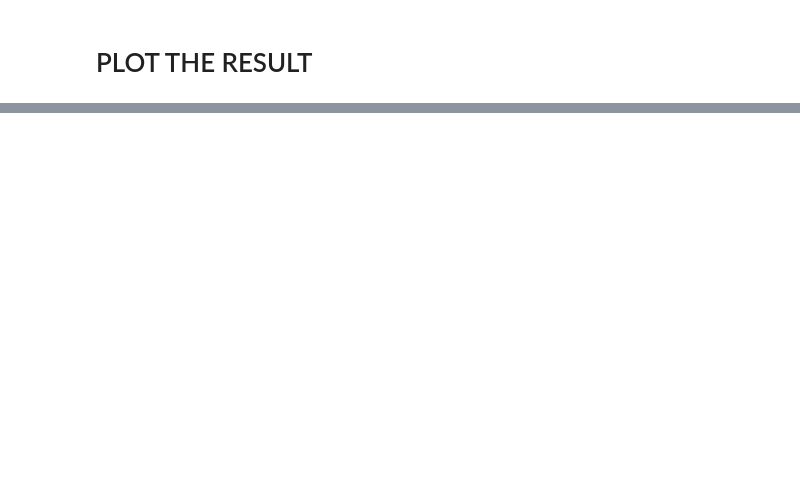
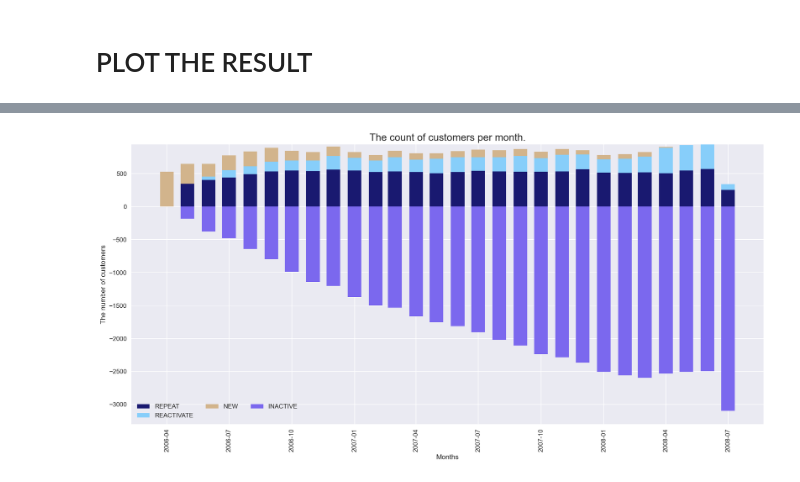
Before and after one commit to HikariJadeEmpire/AdvancedAnalytics-MADT8101, a Jupyter notebook: Week04_ChurnScoring/myChurnPrediction.ipynb, the cells around one changed output, grey strips where cells are left out. Drawn from its saved outputs; the diff is of its cells as text; code cells hidden in the pictures; blank space fills up the shorter version.

```diff
--- a/Week04_ChurnScoring/myChurnPrediction.ipynb
+++ b/Week04_ChurnScoring/myChurnPrediction.ipynb
@@ -300,0 +304,4 @@ newdf
+# %%
+plot_df = newdf.pivot_table(index='order_month', columns='period_number', values='CUST_CODE', aggfunc=lambda x: len(x.unique()) )
+
+plot_df
@@ -300,0 +380,40 @@ newdf
+# %%
+plt.style.use('seaborn-v0_8')
+plt.figure(figsize=(18,8),dpi=150)
+
+ax = plt.gca()
+
+# Plot
+bottoms = pd.Series( [0] * plot_df.shape[0] )
+bottoms = 0
+
+g_ = ['REPEAT','REACTIVATE','NEW']
+c_ = ['#191970','#87CEFA','#D2B48C']
+
+for num,stat_name in enumerate(g_):
+  plt.bar( x=plot_df.index,
+           height=plot_df[stat_name],
+           width=20, color = c_[num],
+           bottom=bottoms,
+           label=stat_name )
+
+  bottoms += plot_df[stat_name].fillna(0)
+
+ax.bar(x=secdf['shop_month'],
+      height=secdf['churn_count'],
+      width=20, color = '#7B68EE',
+      bottom=0,
+      label='INACTIVE'
+        )
+
+plt.legend(loc='lower left',      # Place legend at which location
+           ncol=len(plot_df.columns))
+
+plt.xlabel("Months")
+plt.ylabel("The number of customers")
+plt.title("The count of customers per month.", fontsize=16)
+# Rotate labels in x-axis to avoid text overlapping
+_ = plt.setp( plt.gca().get_xticklabels(),    # Set one or more properties regarding this artist object
+              rotation=90, horizontalalignment='center' )
+# %% [output]
+[figure, added]
```
Also changed, not shown: parts of 9 cells of this notebook.
